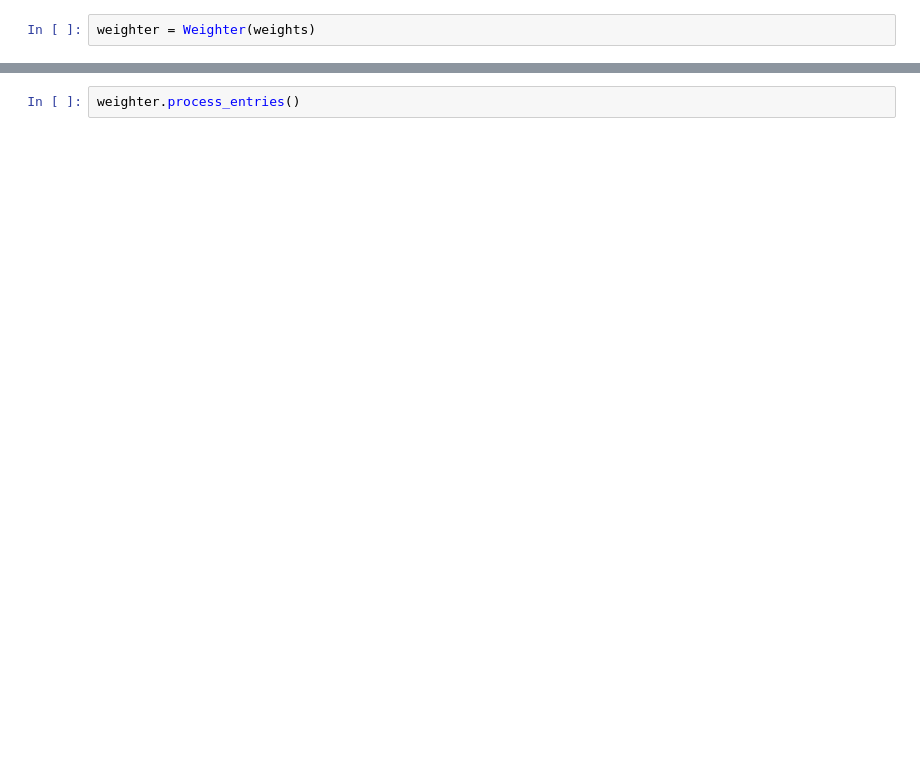
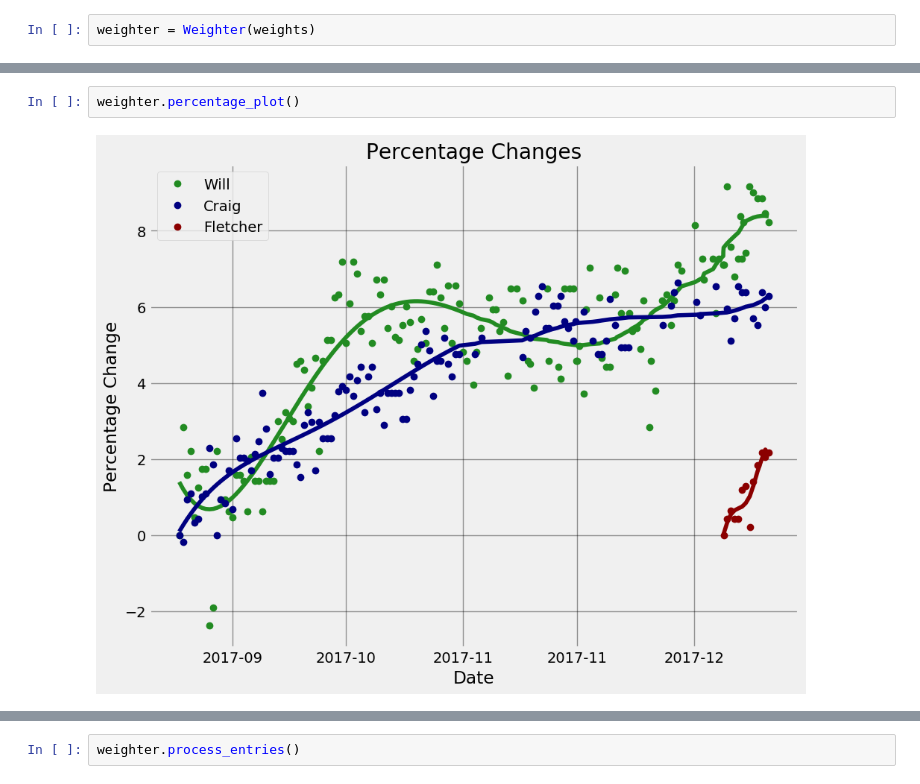
Before and after one commit to WillKoehrsen/Data-Analysis, a Jupyter notebook: weighter/Weighter Development.ipynb, the cells around one changed output, grey strips where cells are left out. Cells and saved outputs as stored; diff of their text form; blank space fills up the shorter version.

```diff
--- a/weighter/Weighter Development.ipynb
+++ b/weighter/Weighter Development.ipynb
@@ -296,0 +446,4 @@ weighter = Weighter(weights)
+# %%
+weighter.percentage_plot()
+# %% [output]
+[figure, added]
```
Also changed, not shown: parts of 30 cells of this notebook.
